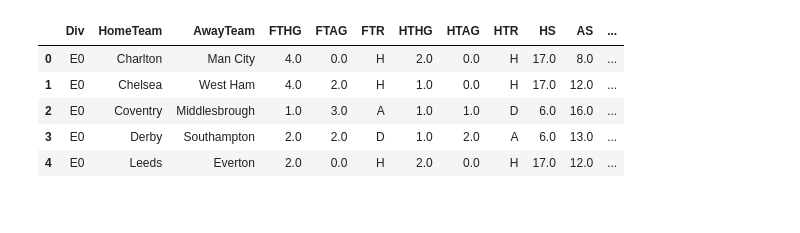
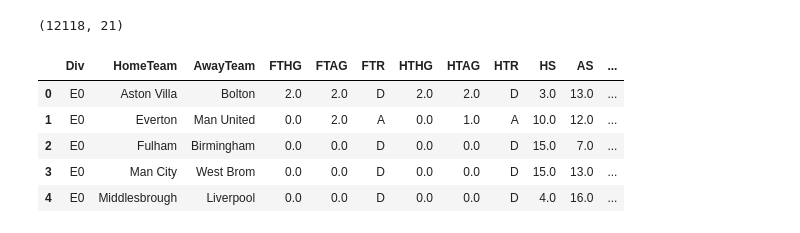
Before and after one commit to pars3c/soccer_bets, a Jupyter notebook: Soccer.ipynb, the cells around one changed output. Drawn from its saved outputs; the diff is of its cells as text; code cells hidden in the pictures.

```diff
--- a/Soccer.ipynb
+++ b/Soccer.ipynb
@@ -15,39 +17,38 @@ pd.set_option('display.max_rows', 1000)
 # %%
 pd.options.display.max_columns = None
 frames = []
 def find_csv_filenames( path_to_dir, suffix=".csv" ):
     filenames = listdir(path_to_dir)
     return [ filename for filename in filenames if filename.endswith( suffix ) ]
-filenames = find_csv_filenames("premier_league")
-for name in filenames:
-    try:
-        name = 'premier_league/' + name
-        df = pd.read_csv(name, engine='python')
-        #print('The shape is' + str(df.shape) + 'in the file' + name)
-        df = (df[['Div', 'HomeTeam', 'AwayTeam',
-                'FTHG', 'FTAG', 'FTR', 'HTHG', 'HTAG',
-                'HTR', 'HS', 'AS', 'HST', 'AST',
-                'HF', 'AF', 'HC', 'AC', 'HY', 'AY', 'HR', 'AR']])
-        #print('The new shape is' + str(df.shape) + 'in the file' + name)
-        frames.append(df)
-    except Exception as error:
+def find_soccer_files(dirname):
+    filenames = find_csv_filenames(dirname)
+    for name in filenames:
+        try:
+            name = dirname + name
+            df = pd.read_csv(name, engine='python')
+            #print('The shape is' + str(df.shape) + 'in the file' + name)
+            df = (df[['Div', 'HomeTeam', 'AwayTeam',
+                    'FTHG', 'FTAG', 'FTR', 'HTHG', 'HTAG',
+                    'HTR', 'HS', 'AS', 'HST', 'AST',
+                    'HF', 'AF', 'HC', 'AC', 'HY', 'AY', 'HR', 'AR']])
+            #print('The new shape is' + str(df.shape) + 'in the file' + name)
+            frames.append(df)
+        except Exception as error:
+            print(error)
 
-        print(error)
+find_soccer_files('premier_league/')
+find_soccer_files('eng_championship/')
 df1 = pd.concat(frames)
-#a = pd.read_csv("premier_league/2017_2018.csv")
-#b = pd.read_csv("premier_league/2016_2017.csv")
-#frames = [a, b]
-#df1 = pd.concat(frames)
-#print(a.shape)
-#print(b.shape)
+print(df1.shape)
 df1.head()
 # %% [output]
+(12118, 21)
 |  | Div | HomeTeam | AwayTeam | FTHG | FTAG | FTR | HTHG | HTAG | HTR | HS | AS | ... |
-| 0 | E0 | Charlton | Man City | 4.0 | 0.0 | H | 2.0 | 0.0 | H | 17.0 | 8.0 | ... |
-| 1 | E0 | Chelsea | West Ham | 4.0 | 2.0 | H | 1.0 | 0.0 | H | 17.0 | 12.0 | ... |
-| 2 | E0 | Coventry | Middlesbrough | 1.0 | 3.0 | A | 1.0 | 1.0 | D | 6.0 | 16.0 | ... |
-| 3 | E0 | Derby | Southampton | 2.0 | 2.0 | D | 1.0 | 2.0 | A | 6.0 | 13.0 | ... |
-| 4 | E0 | Leeds | Everton | 2.0 | 0.0 | H | 2.0 | 0.0 | H | 17.0 | 12.0 | ... |
+| 0 | E0 | Aston Villa | Bolton | 2.0 | 2.0 | D | 2.0 | 2.0 | D | 3.0 | 13.0 | ... |
+| 1 | E0 | Everton | Man United | 0.0 | 2.0 | A | 0.0 | 1.0 | A | 10.0 | 12.0 | ... |
+| 2 | E0 | Fulham | Birmingham | 0.0 | 0.0 | D | 0.0 | 0.0 | D | 15.0 | 7.0 | ... |
+| 3 | E0 | Man City | West Brom | 0.0 | 0.0 | D | 0.0 | 0.0 | D | 15.0 | 13.0 | ... |
+| 4 | E0 | Middlesbrough | Liverpool | 0.0 | 0.0 | D | 0.0 | 0.0 | D | 4.0 | 16.0 | ... |
 # %%
 #Home teams played array
 ht = []
```
Also changed, not shown: parts of 17 cells of this notebook, 15 other files.
